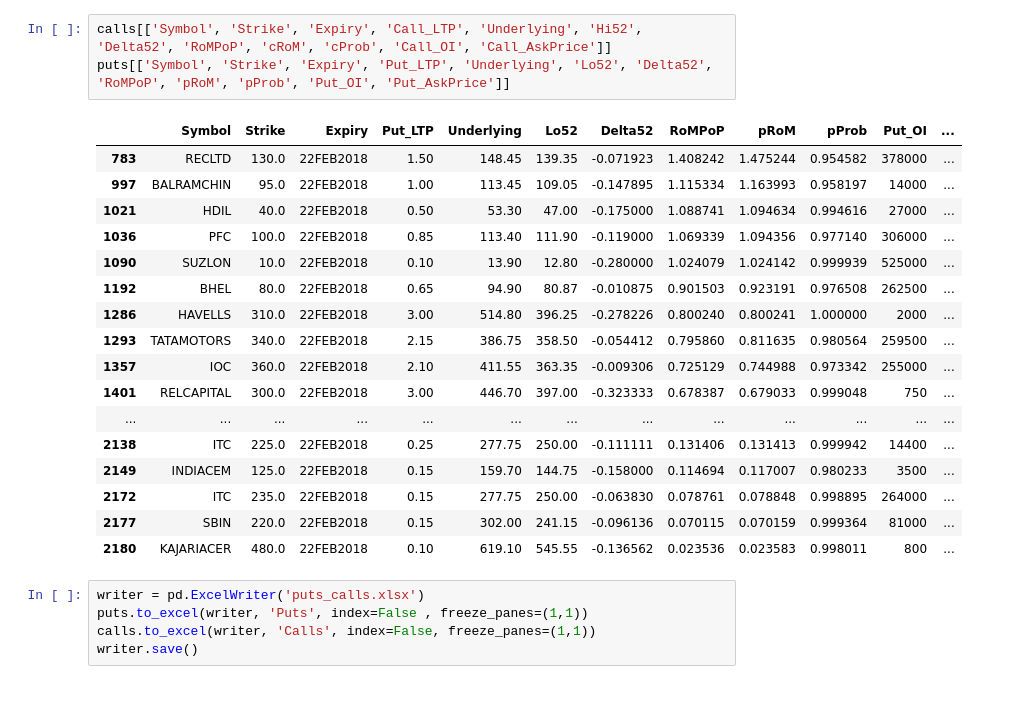
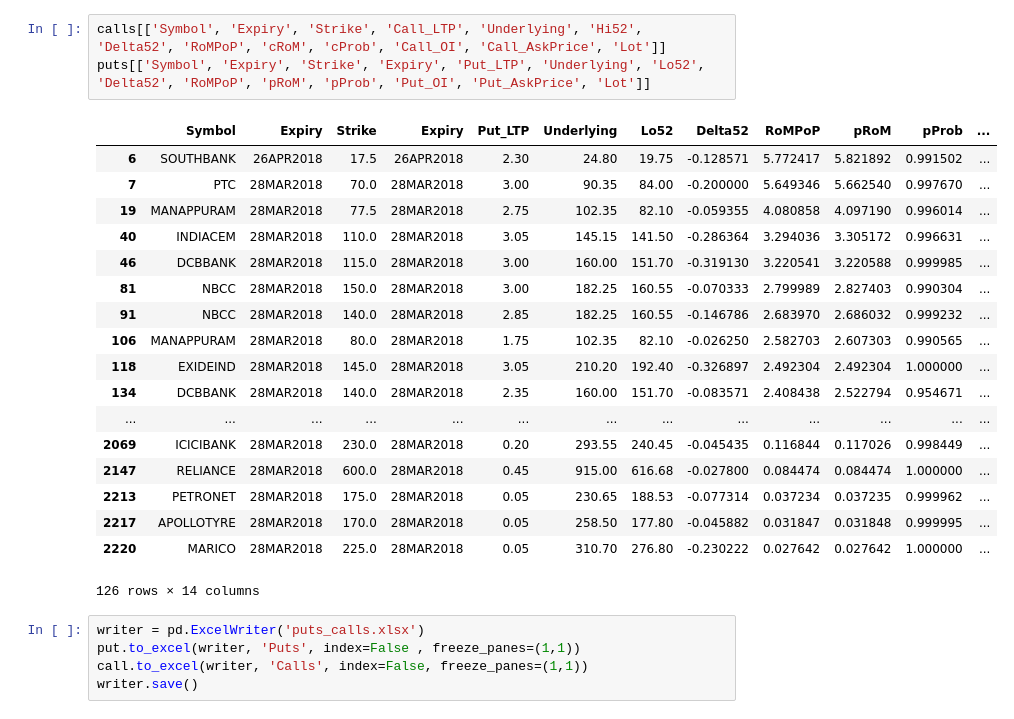
Before and after one commit to reservoirinvest/z_old_ibkr, a Jupyter notebook: NSEFinal.ipynb, the cells around one changed output. Cells and saved outputs as stored; diff of their text form.

```diff
--- a/NSEFinal.ipynb
+++ b/NSEFinal.ipynb
@@ -49,26 +51,27 @@ puts = p[p.Delta52<0]
 # %%
-calls[['Symbol', 'Strike', 'Expiry', 'Call_LTP', 'Underlying', 'Hi52', 'Delta52', 'RoMPoP', 'cRoM', 'cProb', 'Call_OI', 'Call_AskPrice']]
-puts[['Symbol', 'Strike', 'Expiry', 'Put_LTP', 'Underlying', 'Lo52', 'Delta52', 'RoMPoP', 'pRoM', 'pProb', 'Put_OI', 'Put_AskPrice']]
+calls[['Symbol', 'Expiry', 'Strike', 'Call_LTP', 'Underlying', 'Hi52', 'Delta52', 'RoMPoP', 'cRoM', 'cProb', 'Call_OI', 'Call_AskPrice', 'Lot']]
+puts[['Symbol', 'Expiry', 'Strike', 'Expiry', 'Put_LTP', 'Underlying', 'Lo52', 'Delta52', 'RoMPoP', 'pRoM', 'pProb', 'Put_OI', 'Put_AskPrice', 'Lot']]
 # %% [output]
-|  | Symbol | Strike | Expiry | Put_LTP | Underlying | Lo52 | Delta52 | RoMPoP | pRoM | pProb | Put_OI | ... |
-| 783 | RECLTD | 130.0 | 22FEB2018 | 1.50 | 148.45 | 139.35 | -0.071923 | 1.408242 | 1.475244 | 0.954582 | 378000 | ... |
-| 997 | BALRAMCHIN | 95.0 | 22FEB2018 | 1.00 | 113.45 | 109.05 | -0.147895 | 1.115334 | 1.163993 | 0.958197 | 14000 | ... |
-| 1021 | HDIL | 40.0 | 22FEB2018 | 0.50 | 53.30 | 47.00 | -0.175000 | 1.088741 | 1.094634 | 0.994616 | 27000 | ... |
-| 1036 | PFC | 100.0 | 22FEB2018 | 0.85 | 113.40 | 111.90 | -0.119000 | 1.069339 | 1.094356 | 0.977140 | 306000 | ... |
-| 1090 | SUZLON | 10.0 | 22FEB2018 | 0.10 | 13.90 | 12.80 | -0.280000 | 1.024079 | 1.024142 | 0.999939 | 525000 | ... |
-| 1192 | BHEL | 80.0 | 22FEB2018 | 0.65 | 94.90 | 80.87 | -0.010875 | 0.901503 | 0.923191 | 0.976508 | 262500 | ... |
-| 1286 | HAVELLS | 310.0 | 22FEB2018 | 3.00 | 514.80 | 396.25 | -0.278226 | 0.800240 | 0.800241 | 1.000000 | 2000 | ... |
-| 1293 | TATAMOTORS | 340.0 | 22FEB2018 | 2.15 | 386.75 | 358.50 | -0.054412 | 0.795860 | 0.811635 | 0.980564 | 259500 | ... |
-| 1357 | IOC | 360.0 | 22FEB2018 | 2.10 | 411.55 | 363.35 | -0.009306 | 0.725129 | 0.744988 | 0.973342 | 255000 | ... |
-| 1401 | RELCAPITAL | 300.0 | 22FEB2018 | 3.00 | 446.70 | 397.00 | -0.323333 | 0.678387 | 0.679033 | 0.999048 | 750 | ... |
+|  | Symbol | Expiry | Strike | Expiry | Put_LTP | Underlying | Lo52 | Delta52 | RoMPoP | pRoM | pProb | ... |
+| 6 | SOUTHBANK | 26APR2018 | 17.5 | 26APR2018 | 2.30 | 24.80 | 19.75 | -0.128571 | 5.772417 | 5.821892 | 0.991502 | ... |
+| 7 | PTC | 28MAR2018 | 70.0 | 28MAR2018 | 3.00 | 90.35 | 84.00 | -0.200000 | 5.649346 | 5.662540 | 0.997670 | ... |
+| 19 | MANAPPURAM | 28MAR2018 | 77.5 | 28MAR2018 | 2.75 | 102.35 | 82.10 | -0.059355 | 4.080858 | 4.097190 | 0.996014 | ... |
+| 40 | INDIACEM | 28MAR2018 | 110.0 | 28MAR2018 | 3.05 | 145.15 | 141.50 | -0.286364 | 3.294036 | 3.305172 | 0.996631 | ... |
+| 46 | DCBBANK | 28MAR2018 | 115.0 | 28MAR2018 | 3.00 | 160.00 | 151.70 | -0.319130 | 3.220541 | 3.220588 | 0.999985 | ... |
+| 81 | NBCC | 28MAR2018 | 150.0 | 28MAR2018 | 3.00 | 182.25 | 160.55 | -0.070333 | 2.799989 | 2.827403 | 0.990304 | ... |
+| 91 | NBCC | 28MAR2018 | 140.0 | 28MAR2018 | 2.85 | 182.25 | 160.55 | -0.146786 | 2.683970 | 2.686032 | 0.999232 | ... |
+| 106 | MANAPPURAM | 28MAR2018 | 80.0 | 28MAR2018 | 1.75 | 102.35 | 82.10 | -0.026250 | 2.582703 | 2.607303 | 0.990565 | ... |
+| 118 | EXIDEIND | 28MAR2018 | 145.0 | 28MAR2018 | 3.05 | 210.20 | 192.40 | -0.326897 | 2.492304 | 2.492304 | 1.000000 | ... |
+| 134 | DCBBANK | 28MAR2018 | 140.0 | 28MAR2018 | 2.35 | 160.00 | 151.70 | -0.083571 | 2.408438 | 2.522794 | 0.954671 | ... |
 | ... | ... | ... | ... | ... | ... | ... | ... | ... | ... | ... | ... | ... |
-| 2138 | ITC | 225.0 | 22FEB2018 | 0.25 | 277.75 | 250.00 | -0.111111 | 0.131406 | 0.131413 | 0.999942 | 14400 | ... |
-| 2149 | INDIACEM | 125.0 | 22FEB2018 | 0.15 | 159.70 | 144.75 | -0.158000 | 0.114694 | 0.117007 | 0.980233 | 3500 | ... |
-| 2172 | ITC | 235.0 | 22FEB2018 | 0.15 | 277.75 | 250.00 | -0.063830 | 0.078761 | 0.078848 | 0.998895 | 264000 | ... |
-| 2177 | SBIN | 220.0 | 22FEB2018 | 0.15 | 302.00 | 241.15 | -0.096136 | 0.070115 | 0.070159 | 0.999364 | 81000 | ... |
-| 2180 | KAJARIACER | 480.0 | 22FEB2018 | 0.10 | 619.10 | 545.55 | -0.136562 | 0.023536 | 0.023583 | 0.998011 | 800 | ... |
+| 2069 | ICICIBANK | 28MAR2018 | 230.0 | 28MAR2018 | 0.20 | 293.55 | 240.45 | -0.045435 | 0.116844 | 0.117026 | 0.998449 | ... |
+| 2147 | RELIANCE | 28MAR2018 | 600.0 | 28MAR2018 | 0.45 | 915.00 | 616.68 | -0.027800 | 0.084474 | 0.084474 | 1.000000 | ... |
+| 2213 | PETRONET | 28MAR2018 | 175.0 | 28MAR2018 | 0.05 | 230.65 | 188.53 | -0.077314 | 0.037234 | 0.037235 | 0.999962 | ... |
+| 2217 | APOLLOTYRE | 28MAR2018 | 170.0 | 28MAR2018 | 0.05 | 258.50 | 177.80 | -0.045882 | 0.031847 | 0.031848 | 0.999995 | ... |
+| 2220 | MARICO | 28MAR2018 | 225.0 | 28MAR2018 | 0.05 | 310.70 | 276.80 | -0.230222 | 0.027642 | 0.027642 | 1.000000 | ... |
+126 rows × 14 columns
 # %%
 writer = pd.ExcelWriter('puts_calls.xlsx')
-puts.to_excel(writer, 'Puts', index=False , freeze_panes=(1,1))
-calls.to_excel(writer, 'Calls', index=False, freeze_panes=(1,1))
+put.to_excel(writer, 'Puts', index=False , freeze_panes=(1,1))
+call.to_excel(writer, 'Calls', index=False, freeze_panes=(1,1))
 writer.save()
```
Also changed, not shown: parts of 1 cell of this notebook, 4 other files.
